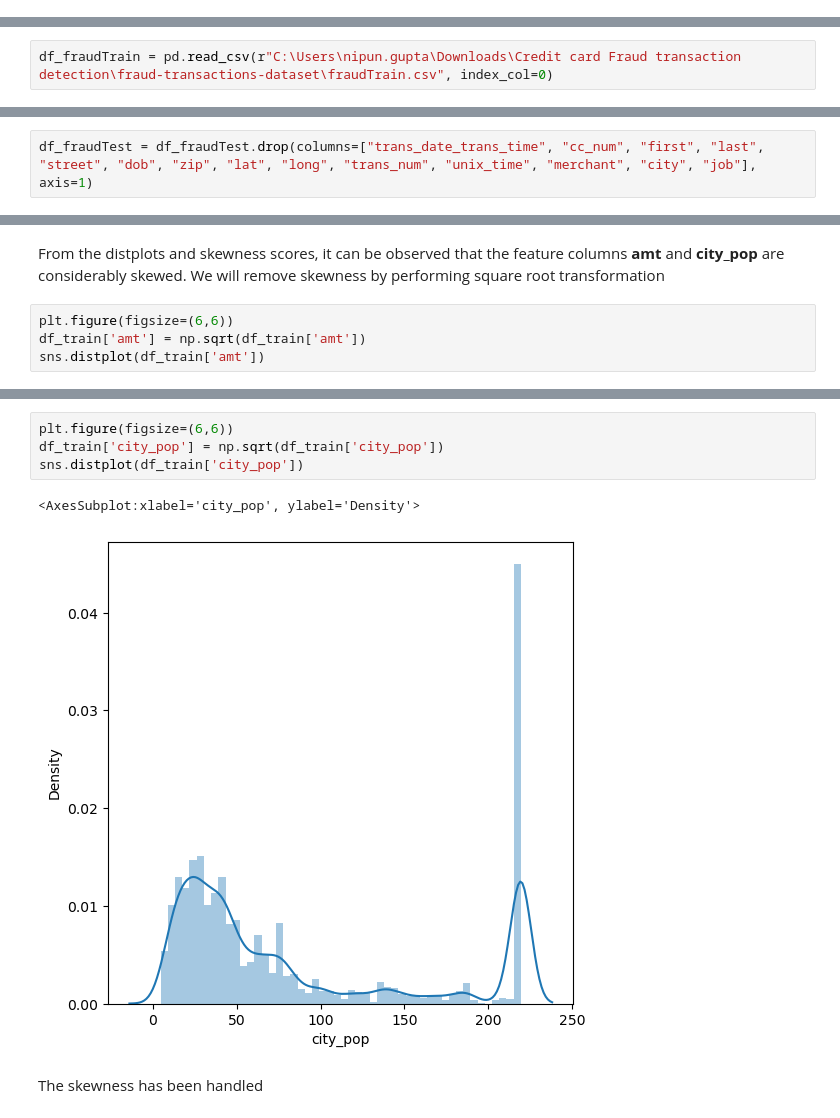
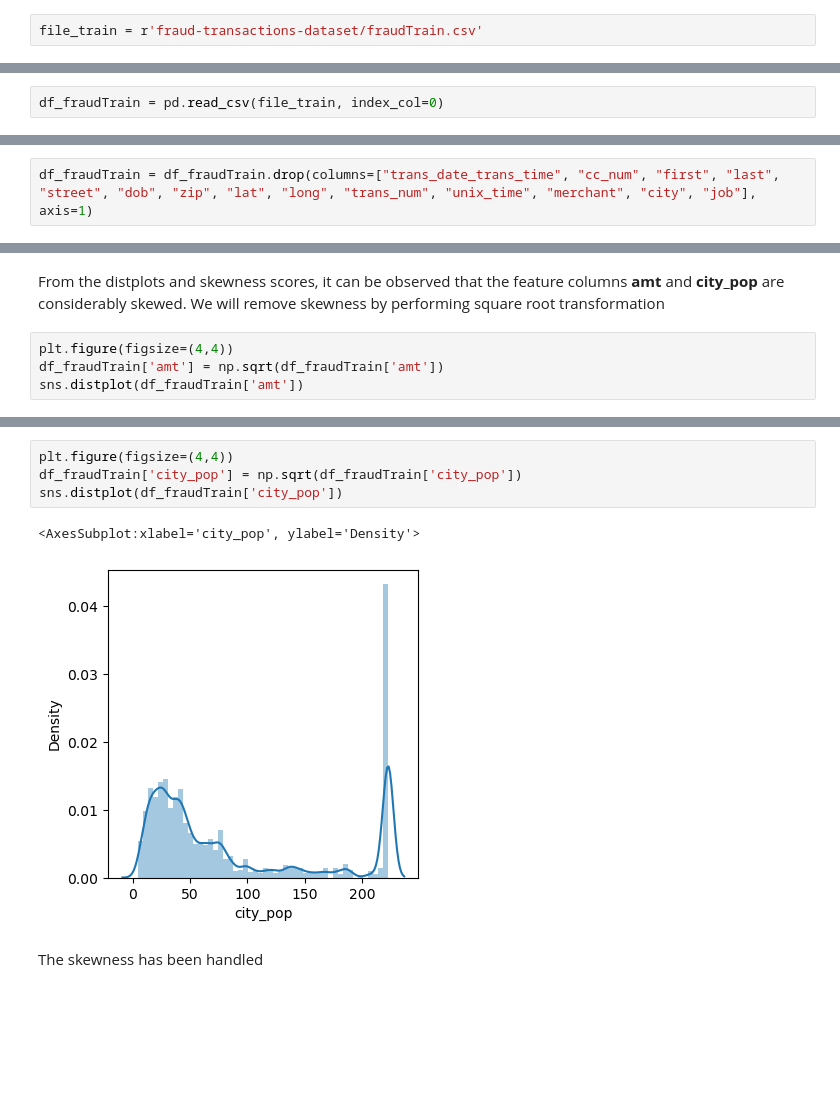
Before and after one commit to nipun1992/Credit-Card-Transaction-Fraud-Detection, a Jupyter notebook: Deep Learning - Fraud Detection.ipynb, the cells around one changed output, grey strips where cells are left out. Saved outputs shown, nothing was run; the diff lists cells and outputs as text; blank space fills up the shorter version.

```diff
--- a/Deep Learning - Fraud Detection.ipynb
+++ b/Deep Learning - Fraud Detection.ipynb
@@ -73,0 +89,2 @@ os.listdir(data_dir)
+# %%
+file_train = r'fraud-transactions-dataset/fraudTrain.csv'
@@ -74,7 +95,7 @@ os.listdir(data_dir)
 # %% [markdown]
 Reading the dataset using pandas
 # %%
-df_fraudTrain = pd.read_csv(r"C:\Users\nipun.gupta\Downloads\Credit card Fraud transaction detection\fraud-transactions-dataset\fraudTrain.csv", index_col=0)
+df_fraudTrain = pd.read_csv(file_train, index_col=0)
 # %%
 df_fraudTrain.shape
 # %% [output]
@@ -199,5 +224,5 @@ Based on domain knowledge, the attributes that will not be useful for fraud dete
 
  These attributes can be dropped
 # %%
-df_fraudTest = df_fraudTest.drop(columns=["trans_date_trans_time", "cc_num", "first", "last", "street", "dob", "zip", "lat", "long", "trans_num", "unix_time", "merchant", "city", "job"], axis=1)
+df_fraudTrain = df_fraudTrain.drop(columns=["trans_date_trans_time", "cc_num", "first", "last", "street", "dob", "zip", "lat", "long", "trans_num", "unix_time", "merchant", "city", "job"], axis=1)
 # %%
@@ -550,8 +511,8 @@ skewness_score(df_train, continuous_features)
 # %% [markdown]
 From the distplots and skewness scores, it can be observed that the feature columns **amt** and **city_pop** are considerably skewed. We will remove skewness by performing square root transformation
 # %%
-plt.figure(figsize=(6,6))
-df_train['amt'] = np.sqrt(df_train['amt'])
-sns.distplot(df_train['amt'])
+plt.figure(figsize=(4,4))
+df_fraudTrain['amt'] = np.sqrt(df_fraudTrain['amt'])
+sns.distplot(df_fraudTrain['amt'])
 # %% [output]
 <AxesSubplot:xlabel='amt', ylabel='Density'>
@@ -559,10 +520,10 @@ sns.distplot(df_train['amt'])
 # %%
-plt.figure(figsize=(6,6))
-df_train['city_pop'] = np.sqrt(df_train['city_pop'])
-sns.distplot(df_train['city_pop'])
+plt.figure(figsize=(4,4))
+df_fraudTrain['city_pop'] = np.sqrt(df_fraudTrain['city_pop'])
+sns.distplot(df_fraudTrain['city_pop'])
 # %% [output]
 <AxesSubplot:xlabel='city_pop', ylabel='Density'>
-[figure, old version]
+[figure, new version]
 # %% [markdown]
 The skewness has been handled
 # %% [markdown]
```
Also changed, not shown: parts of 148 cells of this notebook.
